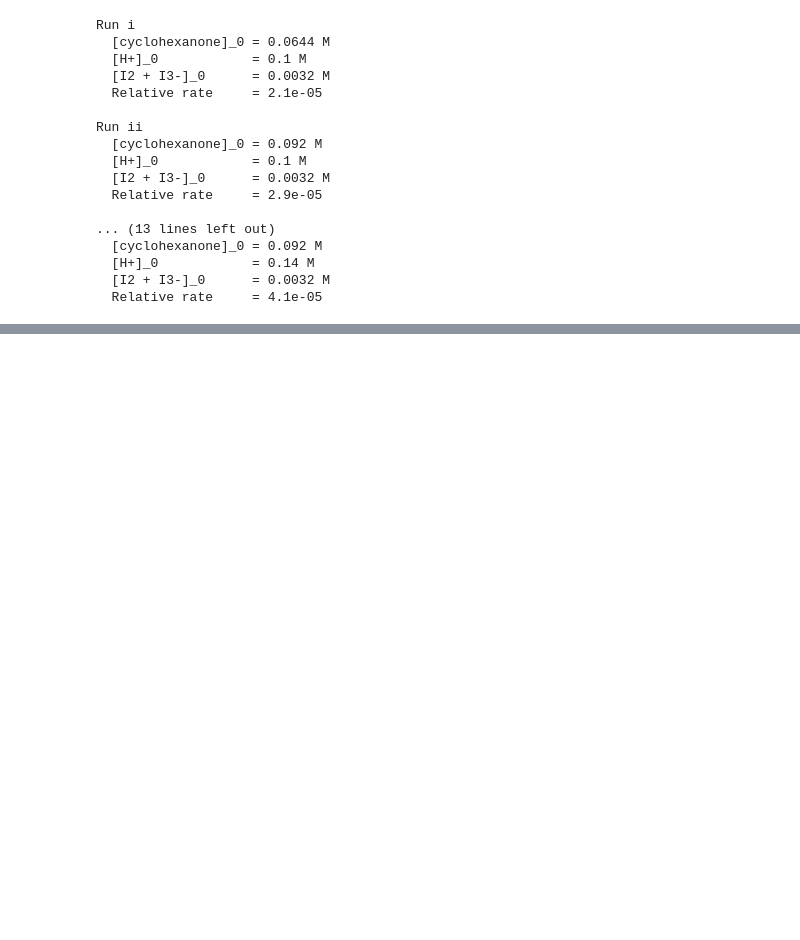
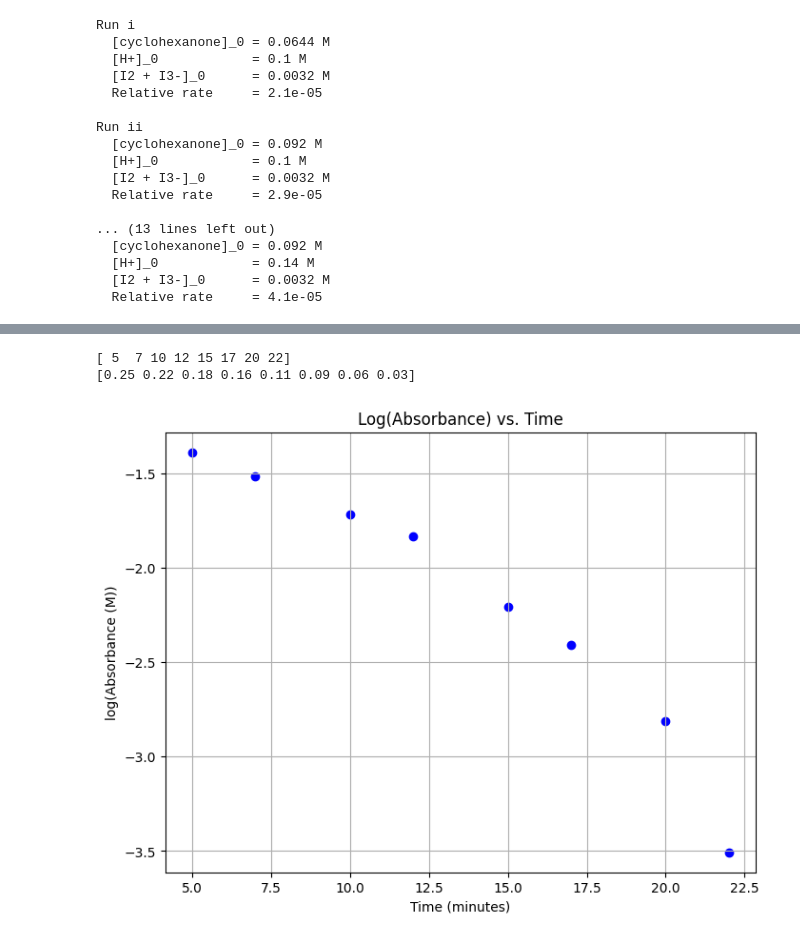
Before and after one commit to paulrobustelli/Chem6_Lab_PythonCode, a Jupyter notebook: CHEM6_Lab1_Prelab_Python.ipynb, the cells around one changed output, grey strips where cells are left out. Saved outputs shown, nothing was run; the diff lists cells and outputs as text; code cells hidden in the pictures; blank space fills up the shorter version.

```diff
--- a/CHEM6_Lab1_Prelab_Python.ipynb
+++ b/CHEM6_Lab1_Prelab_Python.ipynb
@@ -347,0 +376,21 @@ Run ii
+# %%
+#Now we take the log of A565 and plot that
+t_min = np.array([5, 7, 10, 12, 15, 17, 20, 22])
+A565  = np.array([0.25, 0.22, 0.18, 0.16, 0.11, 0.09, 0.06, 0.03])
+log_A565=np.log(A565)
+
+print(t_min)
+print(A565)
+
+
+plt.figure(figsize=(8, 6))  # Adjust figure size for better viewing
+plt.scatter(t_min, log_A565, marker='o', linestyle='-', color='blue')
+plt.xlabel("Time (minutes)")
+plt.ylabel("log(Absorbance (M))")
+plt.title("Log(Absorbance) vs. Time")
+plt.grid(True)
+plt.show()
+# %% [output]
+[ 5  7 10 12 15 17 20 22]
+[0.25 0.22 0.18 0.16 0.11 0.09 0.06 0.03]
+[figure, added]
```
Also changed, not shown: parts of 6 cells of this notebook.
